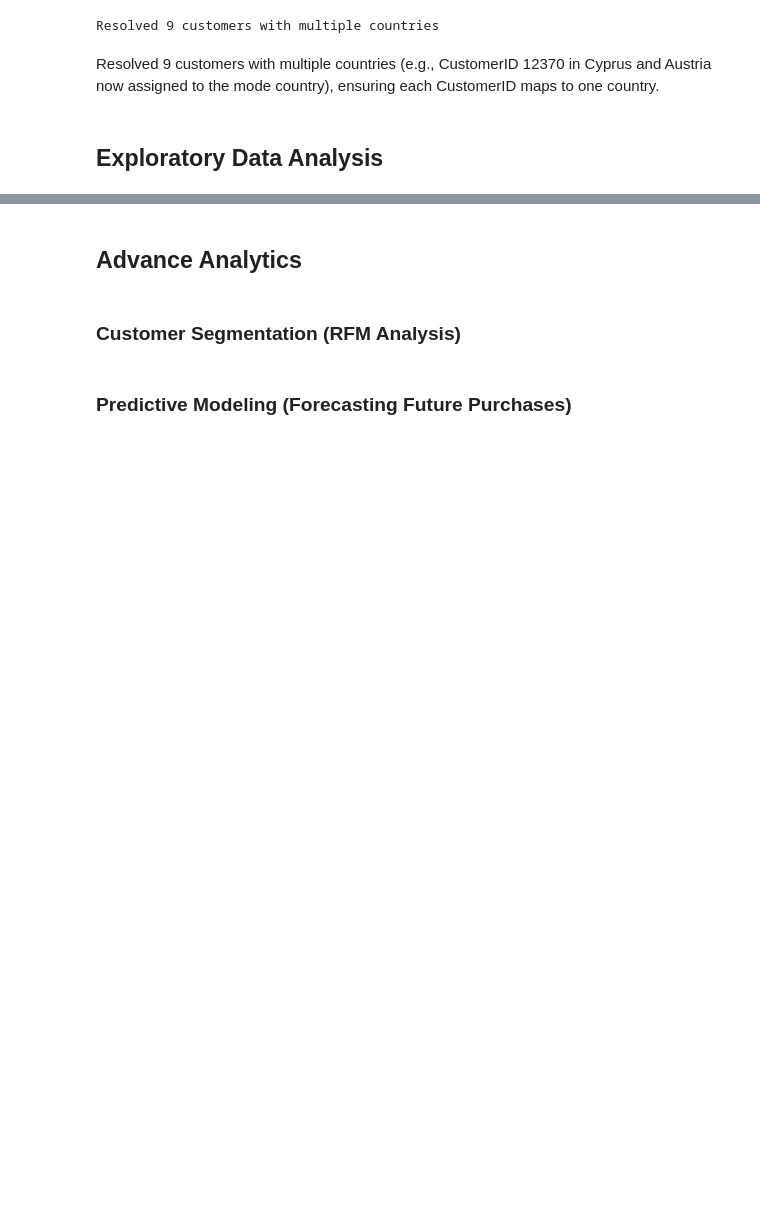
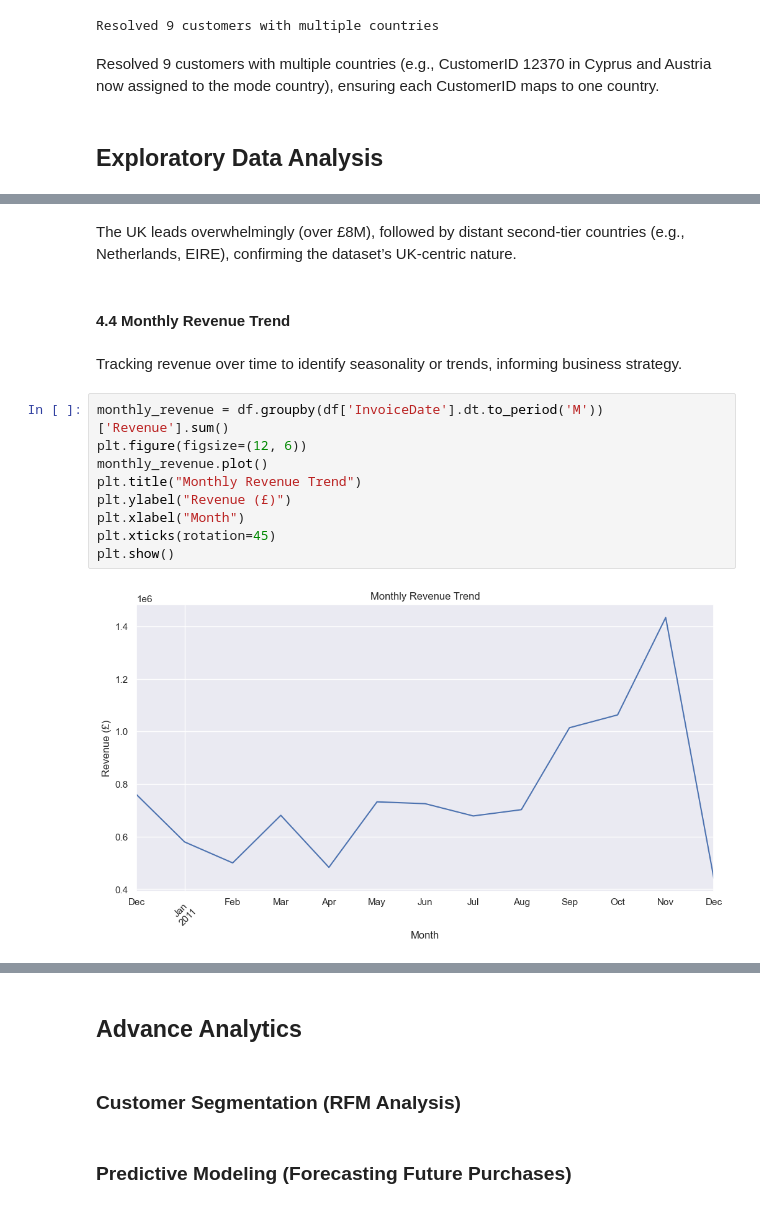
Before and after one commit to mansari40/Data-Mining-Pro-Customersegmentation, a Jupyter notebook: Customer Segmentation.ipynb, the cells around one changed output, grey strips where cells are left out. Drawn from its saved outputs; the diff is of its cells as text; blank space fills up the shorter version.

```diff
--- a/Customer Segmentation.ipynb
+++ b/Customer Segmentation.ipynb
@@ -325,0 +404,17 @@ Resolved 9 customers with multiple countries (e.g., CustomerID 12370 in Cyprus a
+# %% [markdown]
+The UK leads overwhelmingly (over £8M), followed by distant second-tier countries (e.g., Netherlands, EIRE), confirming the dataset’s UK-centric nature.
+# %% [markdown]
+#### 4.4 Monthly Revenue Trend
+# %% [markdown]
+Tracking revenue over time to identify seasonality or trends, informing business strategy.
+# %%
+monthly_revenue = df.groupby(df['InvoiceDate'].dt.to_period('M'))['Revenue'].sum()
+plt.figure(figsize=(12, 6))
+monthly_revenue.plot()
+plt.title("Monthly Revenue Trend")
+plt.ylabel("Revenue (£)")
+plt.xlabel("Month")
+plt.xticks(rotation=45)
+plt.show()
+# %% [output]
+[figure, added]
```
Also changed, not shown: parts of 33 cells of this notebook.
